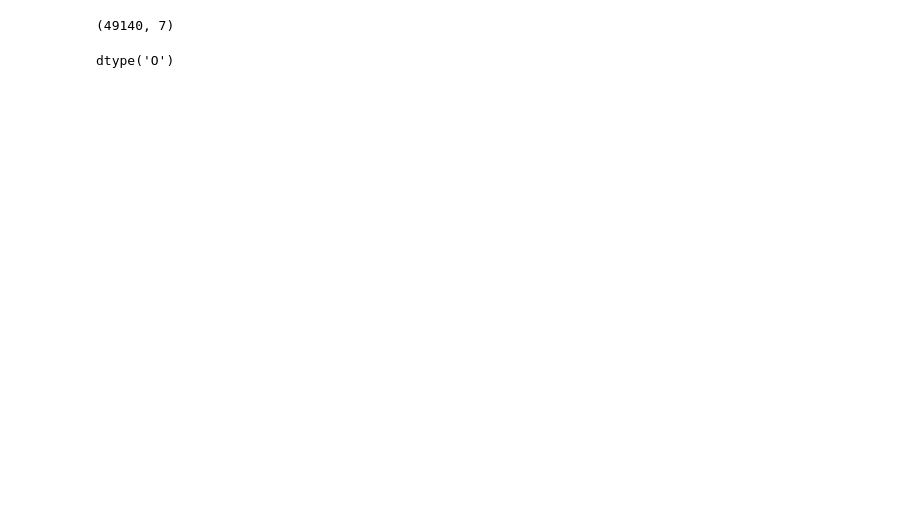
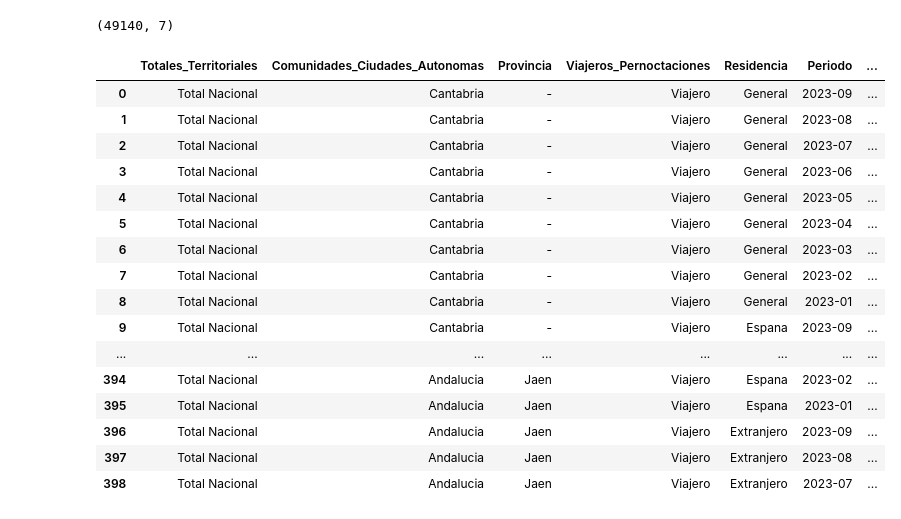
Before and after one commit to Carolina-MH/Proyecto_final, a Jupyter notebook: notebook/Final INE.ipynb, the cells around one changed output. Drawn from its saved outputs; the diff is of its cells as text; code cells hidden in the pictures; blank space fills up the shorter version.

```diff
--- a/notebook/Final INE.ipynb
+++ b/notebook/Final INE.ipynb
@@ -294,6 +294,22 @@ ine.shape
 # %% [output]
 (49140, 7)
 # %%
-ine['Provincias'].dtypes
+ine.head(1000)
 # %% [output]
-dtype('O')
+|  | Totales_Territoriales | Comunidades_Ciudades_Autonomas | Provincia | Viajeros_Pernoctaciones | Residencia | Periodo | ... |
+| 0 | Total Nacional | Cantabria | - | Viajero | General | 2023-09 | ... |
+| 1 | Total Nacional | Cantabria | - | Viajero | General | 2023-08 | ... |
+| 2 | Total Nacional | Cantabria | - | Viajero | General | 2023-07 | ... |
+| 3 | Total Nacional | Cantabria | - | Viajero | General | 2023-06 | ... |
+| 4 | Total Nacional | Cantabria | - | Viajero | General | 2023-05 | ... |
+| 5 | Total Nacional | Cantabria | - | Viajero | General | 2023-04 | ... |
+| 6 | Total Nacional | Cantabria | - | Viajero | General | 2023-03 | ... |
+| 7 | Total Nacional | Cantabria | - | Viajero | General | 2023-02 | ... |
+| 8 | Total Nacional | Cantabria | - | Viajero | General | 2023-01 | ... |
+| 9 | Total Nacional | Cantabria | - | Viajero | Espana | 2023-09 | ... |
+| ... | ... | ... | ... | ... | ... | ... | ... |
+| 394 | Total Nacional | Andalucia | Jaen | Viajero | Espana | 2023-02 | ... |
+| 395 | Total Nacional | Andalucia | Jaen | Viajero | Espana | 2023-01 | ... |
+| 396 | Total Nacional | Andalucia | Jaen | Viajero | Extranjero | 2023-09 | ... |
+| 397 | Total Nacional | Andalucia | Jaen | Viajero | Extranjero | 2023-08 | ... |
+| 398 | Total Nacional | Andalucia | Jaen | Viajero | Extranjero | 2023-07 | ... |
```
Also changed, not shown: parts of 24 cells of this notebook, 22 other files.
